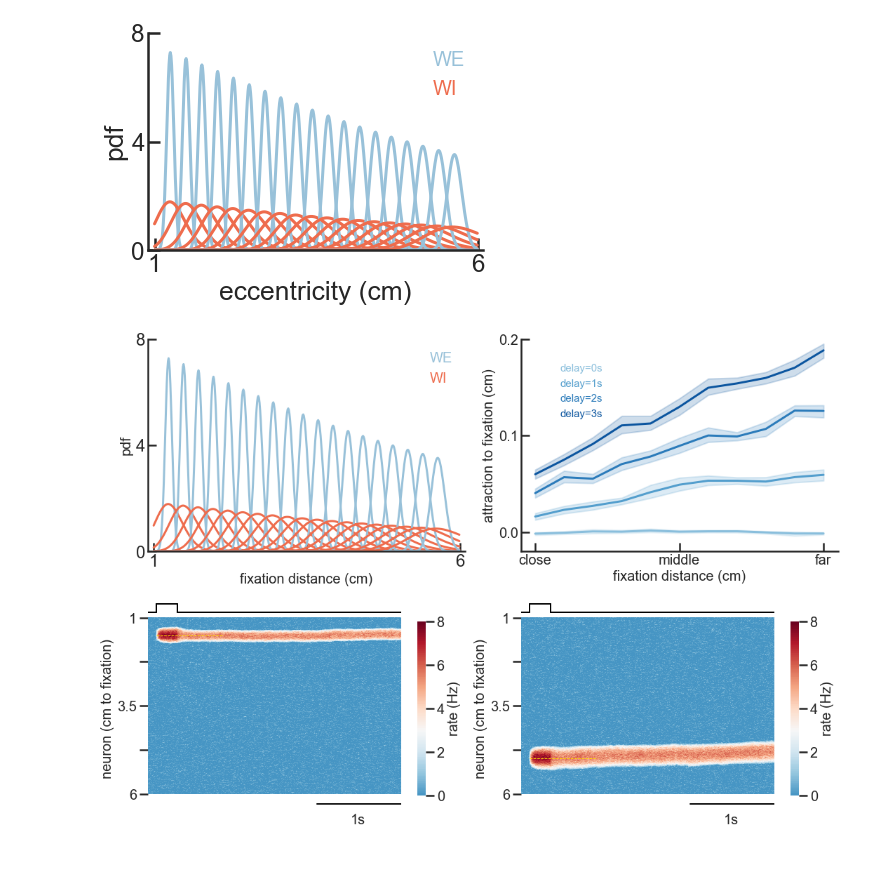
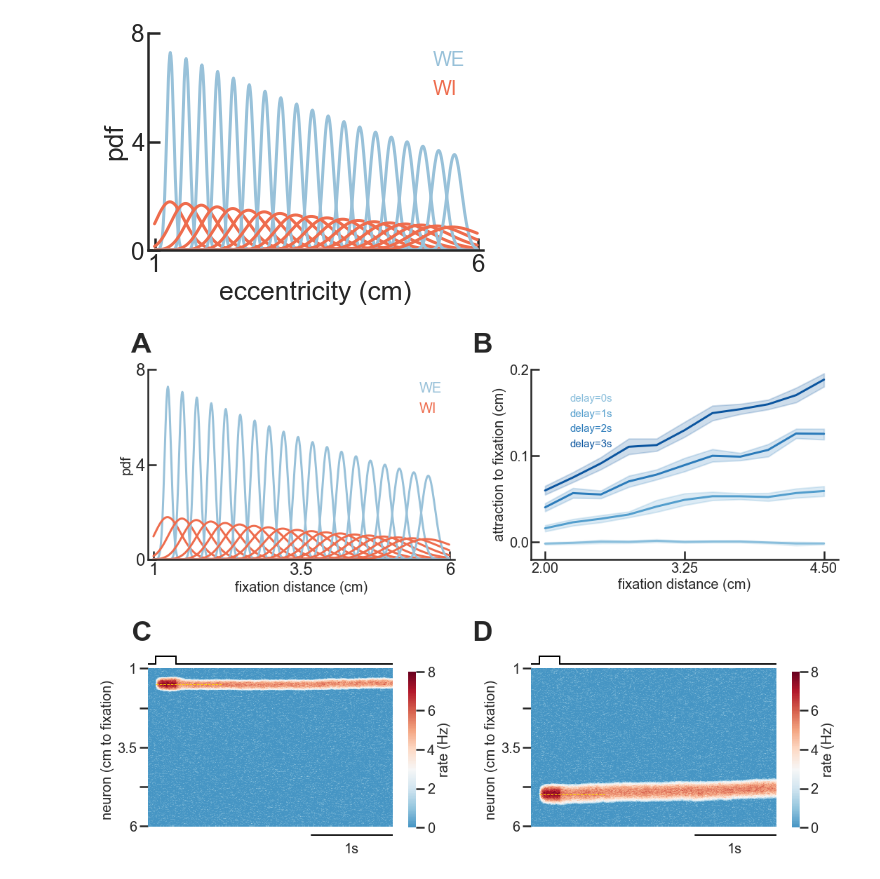
Before and after one commit to davidbestue/interference_topography, a Jupyter notebook: simulations/model/radial/results_simulation_linear.ipynb, the cells around one changed output. Saved outputs shown, nothing was run; the diff lists cells and outputs as text; code cells hidden in the pictures.

```diff
--- a/simulations/model/radial/results_simulation_linear.ipynb
+++ b/simulations/model/radial/results_simulation_linear.ipynb
@@ -248,9 +244,11 @@ for i_h, h_idx in enumerate(['WE', 'WI']):
 # %%
 f = plt.figure(figsize=(15,10))
 
-f.text(0.1, 1.02, "A", weight="bold", horizontalalignment='left', verticalalignment='center', fontsize=40)
-f.text(0.37, 1.02, "B", weight="bold", horizontalalignment='left', verticalalignment='center', fontsize=40)
-f.text(0.65, 1.02, "C", weight="bold", horizontalalignment='left', verticalalignment='center', fontsize=40)
+f.text(0.05, 1.02, "A", weight="bold", horizontalalignment='left', verticalalignment='center', fontsize=40)
+f.text(0.5, 1.02, "B", weight="bold", horizontalalignment='left', verticalalignment='center', fontsize=40)
+
+f.text(0.05, 0.45, "C", weight="bold", horizontalalignment='left', verticalalignment='center', fontsize=40)
+f.text(0.5, 0.45, "D", weight="bold", horizontalalignment='left', verticalalignment='center', fontsize=40)
 
 
 
@@ -273,7 +271,7 @@ plt.plot(WI[475, :], p_cols[1], label='WI')
 plt.ylim(0,8)
 plt.yticks([0,4,8])
 plt.xlim(-10, 520)
-plt.xticks([0, int(512/2), 512], [str(rint), '', str(rext)])
+plt.xticks([0, int(512/2), 512], [str(rint), str((rext+rint)/2), str(rext)])
 l = plt.legend(loc=1, frameon=False, prop={'size': 20})
 for i_h, h_idx in enumerate(['WE', 'WI']):
     l.get_texts()[i_h].set_text(h_idx)
@@ -298,7 +296,7 @@ plt.ylabel(r'attraction to fixation (cm)', fontsize=20);
 plt.xlabel(r'fixation distance (cm)', fontsize=20);
 plt.ylim(-0.02,0.2);
 plt.yticks([0, 0.1,0.2], fontsize=20);
-plt.xticks([2, 3.25, 4.5], ['close', 'middle', 'far'], fontsize=20);
+#plt.xticks([2, 3.25, 4.5], ['close', 'middle', 'far'], fontsize=20);
 plt.xticks([2, 3.25, 4.5], fontsize=20);
 
 plt.gca().yaxis.set_tick_params(labelsize=20)
@@ -354,31 +352,32 @@ for idx in [0,1]:
     #
     ax.plot([stimon, stimon+400], [p_stim, p_stim], ls='--', color ='gold', linewidth=1)
     #
     ax.set_xticks([])
     ax.set_xticklabels([])
     #
     ax.set_yticks([0, int(dimN/4), int(dimN/2),  int(3*dimN/4), int(dimN) ])
     ax.set_yticklabels([str(rint),'',str((rext+rint)/2), '', str(rext)], fontsize=20)
     #
     ax.set_xlabel('', fontsize=20);
     ax.set_ylabel('neuron (cm to fixation)', fontsize=20);
     ax.set_ylim(dimN+60, -45)
     ###
     ##line stims
     s1on=stimon
     s1off=stimoff
     ax.plot([0, s1on], [-15, -15], 'k-', linewidth=2)
     ax.plot([s1on, s1on], [-15, -40], 'k-', linewidth=2)
     ax.plot([s1on, s1off], [-40, -40], 'k-', linewidth=2)
     ax.plot([s1off, s1off], [-15, -40], 'k-', linewidth=2)
     ax.plot([s1off, dims[1]], [-15, -15], 'k-', linewidth=2)
     #
     #time
     x1sec = 1000 * dims[1] / time_simulation
     ax.plot([dims[1]-x1sec, dims[1]], [dimN+30, dimN+30], 'k-', linewidth=2)
     ax.text(dims[1]-300, 600, '1s', fontsize=20);
 
 
 plt.tight_layout()
+plt.subplots_adjust(wspace=0.25, hspace=0.5)
 # %% [output]
-[figure, old version]
+[figure, new version]
```
Also changed, not shown: parts of 1 cell of this notebook.
